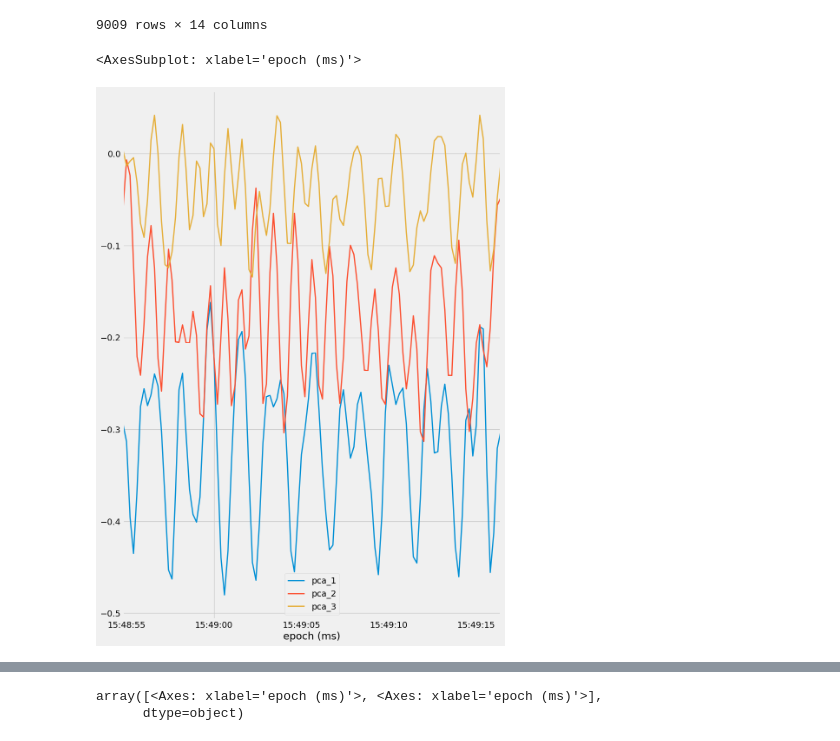
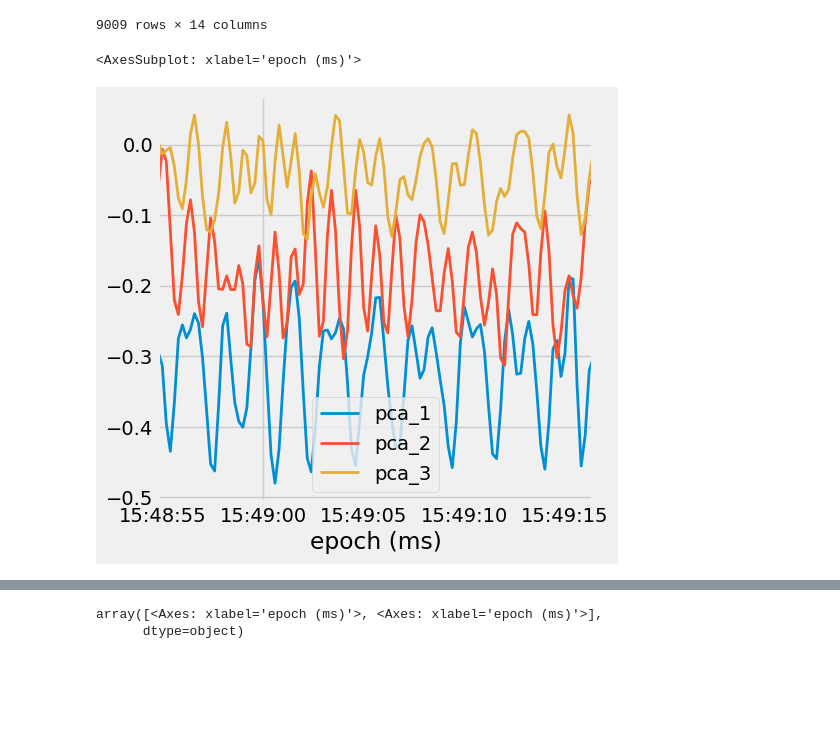
Before and after one commit to oshadakavinda/fitness-tracker, a Jupyter notebook: src/features/bulid_features.ipynb, the cells around one changed output, grey strips where cells are left out. Drawn from its saved outputs; the diff is of its cells as text; code cells hidden in the pictures; blank space fills up the shorter version.

```diff
--- a/src/features/bulid_features.ipynb
+++ b/src/features/bulid_features.ipynb
@@ -150,10 +151,10 @@ df_pca
 # %%
 subset = df_pca[df_pca["set"] == 35]
 
-subset[['pca_1' , 'pca_2' , 'pca_3']].plot(figsize = (10,15))
+subset[['pca_1' , 'pca_2' , 'pca_3']].plot(figsize = (5,5))
 # %% [output]
 <AxesSubplot: xlabel='epoch (ms)'>
-[figure, old version]
+[figure, new version]
 # %%
 df_squares = df_pca.copy()
 
```
Also changed, not shown: parts of 6 cells of this notebook, 5 other files.
